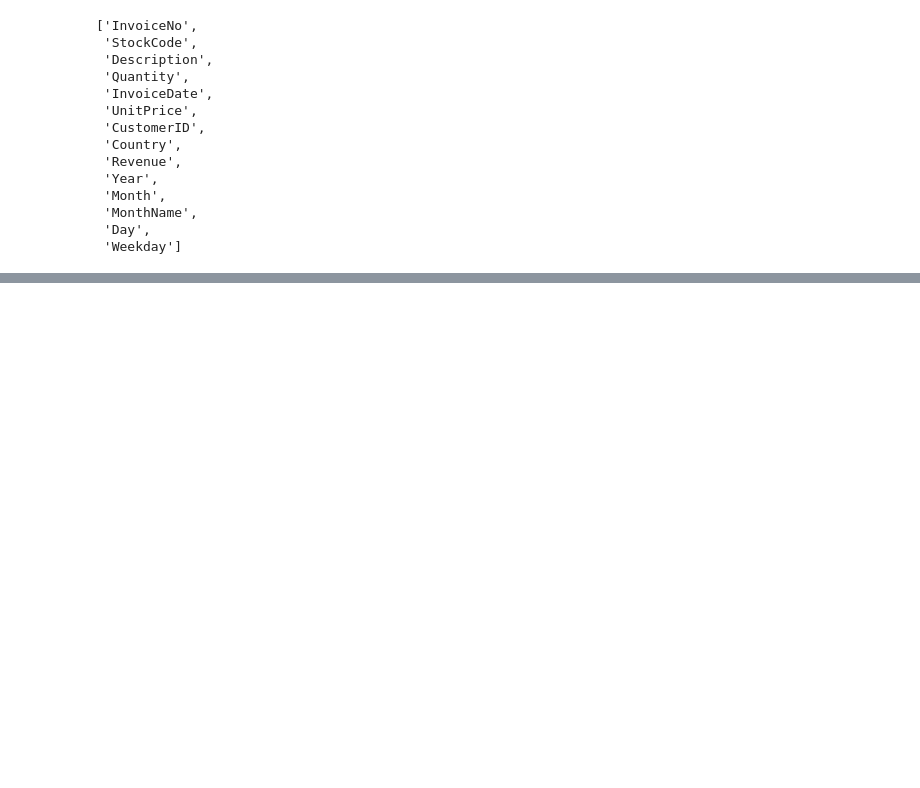
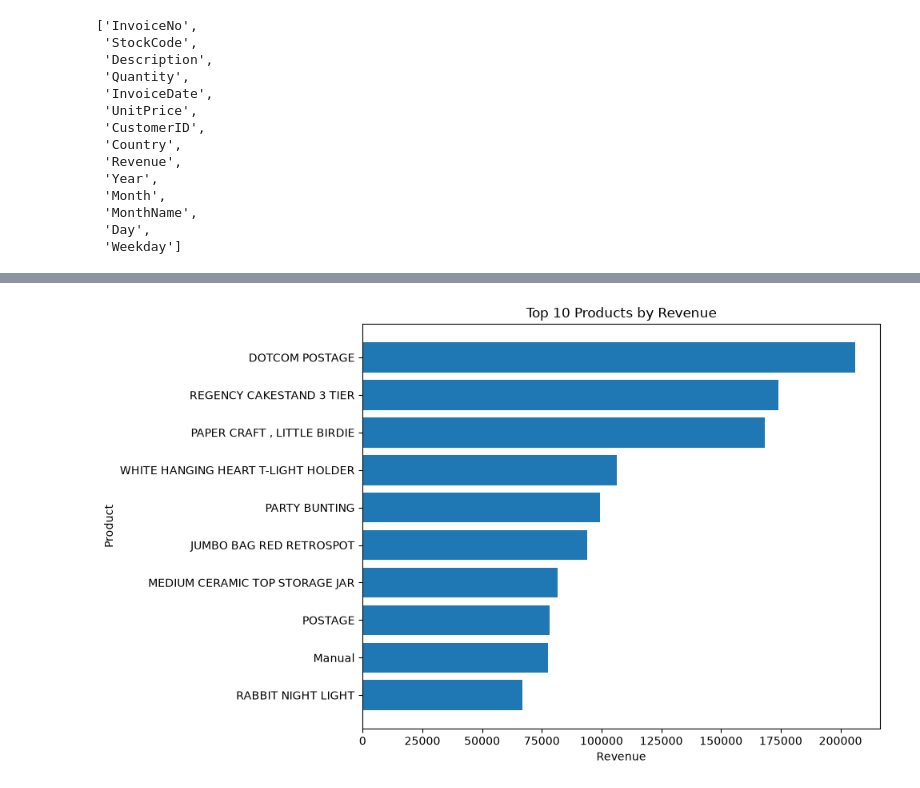
Before and after one commit to fazilkhan-dev/ecommerce-sales-analytics, a Jupyter notebook: notebooks/EDA.ipynb, the cells around one changed output, grey strips where cells are left out. Saved outputs shown, nothing was run; the diff lists cells and outputs as text; code cells hidden in the pictures; blank space fills up the shorter version.

```diff
--- a/notebooks/EDA.ipynb
+++ b/notebooks/EDA.ipynb
@@ -469,0 +604,9 @@ df_clean.columns.tolist()
+# %%
+product_sales = (
+    df_clean
+    .groupby("Description", as_index=False)["Revenue"]
+    .sum()
+    .sort_values("Revenue", ascending=False)
+)
+
+product_sales.head(10)
@@ -469,0 +625,18 @@ df_clean.columns.tolist()
+# %%
+top_products = product_sales.head(10)
+
+plt.figure(figsize=(10, 6))
+
+plt.barh(
+    top_products["Description"][::-1],
+    top_products["Revenue"][::-1]
+)
+
+plt.title("Top 10 Products by Revenue")
+plt.xlabel("Revenue")
+plt.ylabel("Product")
+
+plt.tight_layout()
+plt.show()
+# %% [output]
+[figure, added]
```
Also changed, not shown: parts of 50 cells of this notebook, 8 other files.
